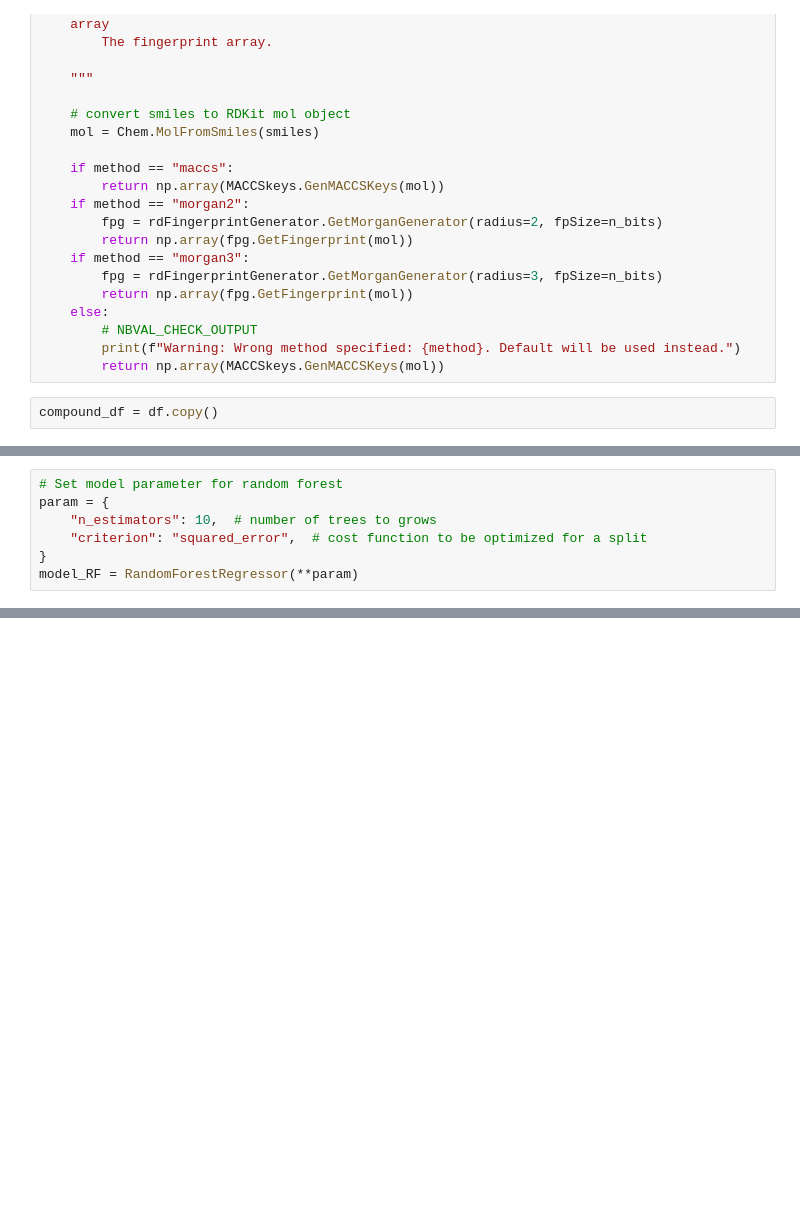
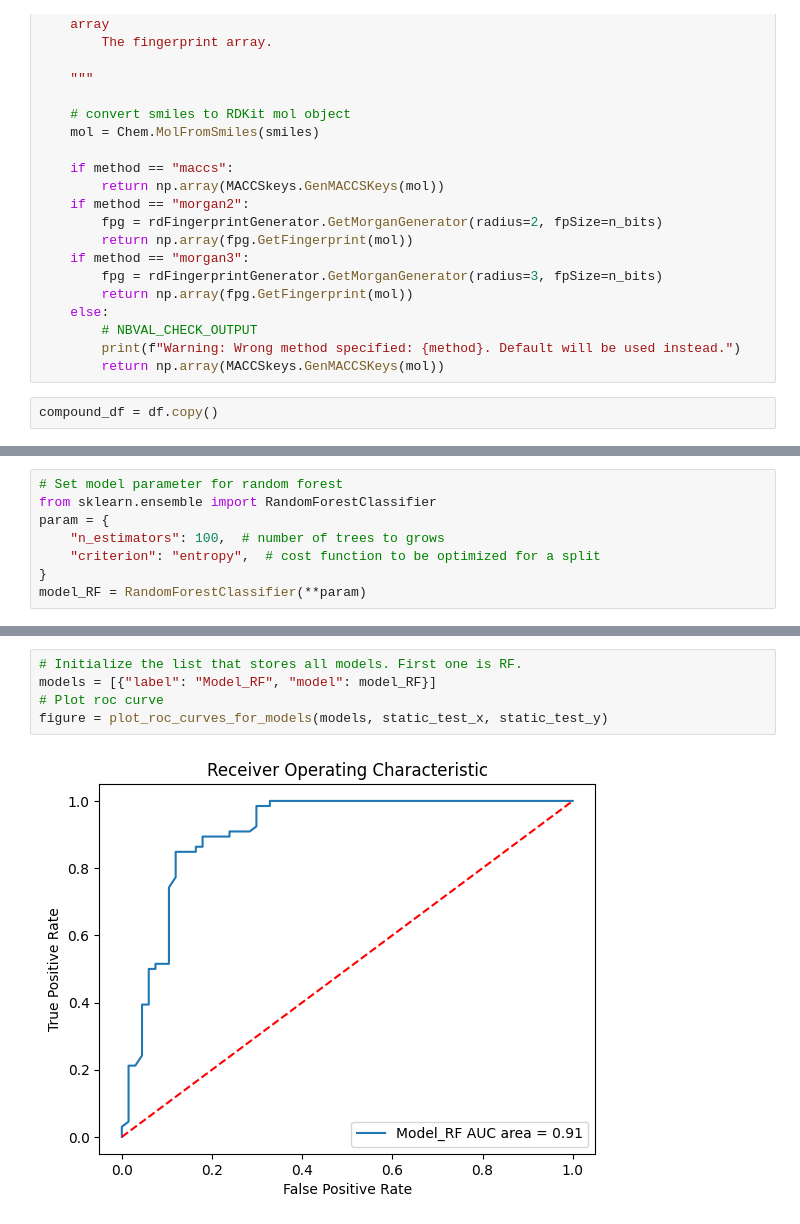
Before and after one commit to YunliQi/ds_drug_discovery, a Jupyter notebook: RF_ML.ipynb, the cells around one changed output, grey strips where cells are left out. Drawn from its saved outputs; the diff is of its cells as text; blank space fills up the shorter version.

```diff
--- a/RF_ML.ipynb
+++ b/RF_ML.ipynb
@@ -213,7 +320,8 @@ Test data size: 127
 # %%
 # Set model parameter for random forest
+from sklearn.ensemble import RandomForestClassifier
 param = {
-    "n_estimators": 10,  # number of trees to grows
-    "criterion": "squared_error",  # cost function to be optimized for a split
+    "n_estimators": 100,  # number of trees to grows
+    "criterion": "entropy",  # cost function to be optimized for a split
 }
-model_RF = RandomForestRegressor(**param)
+model_RF = RandomForestClassifier(**param)
@@ -219,0 +335,7 @@ model_RF = RandomForestRegressor(**param)
+# %%
+# Initialize the list that stores all models. First one is RF.
+models = [{"label": "Model_RF", "model": model_RF}]
+# Plot roc curve
+figure = plot_roc_curves_for_models(models, static_test_x, static_test_y)
+# %% [output]
+[figure, added]
```
Also changed, not shown: parts of 29 cells of this notebook, 1 other file.
